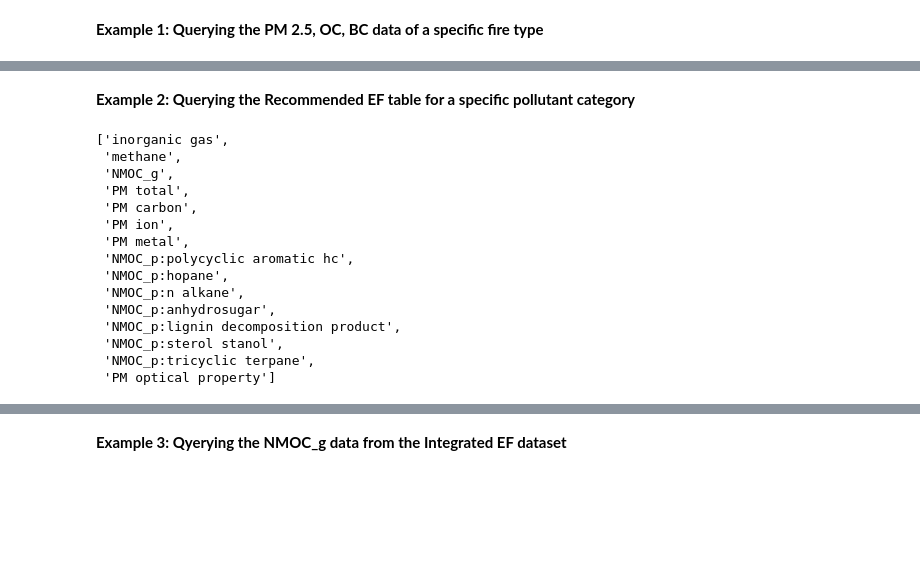
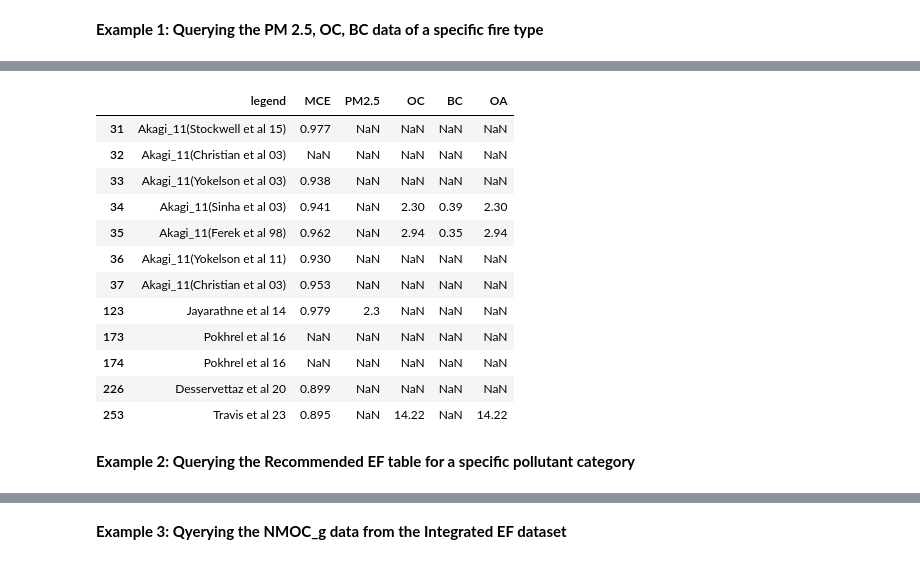
Before and after one commit to NEIVA-BB-Emissions-Inventory/NEIVAv1.0, a Jupyter notebook: Query_examples.ipynb, the cells around one changed output, grey strips where cells are left out. Cells and saved outputs as stored; diff of their text form; code cells hidden in the pictures; blank space fills up the shorter version.

```diff
--- a/Query_examples.ipynb
+++ b/Query_examples.ipynb
@@ -148,2 +220,18 @@ efcoldf2[['fuel_type', 'measurement_type', 'MCE','cookstove_name', 'bc']][efcold
+# %%
+select_pm_data ('savanna', 'integrated ef')
+# %% [output]
+|  | legend | MCE | PM2.5 | OC | BC | OA |
+| 31 | Akagi_11(Stockwell et al 15) | 0.977 | NaN | NaN | NaN | NaN |
+| 32 | Akagi_11(Christian et al 03) | NaN | NaN | NaN | NaN | NaN |
+| 33 | Akagi_11(Yokelson et al 03) | 0.938 | NaN | NaN | NaN | NaN |
+| 34 | Akagi_11(Sinha et al 03) | 0.941 | NaN | 2.30 | 0.39 | 2.30 |
+| 35 | Akagi_11(Ferek et al 98) | 0.962 | NaN | 2.94 | 0.35 | 2.94 |
+| 36 | Akagi_11(Yokelson et al 11) | 0.930 | NaN | NaN | NaN | NaN |
+| 37 | Akagi_11(Christian et al 03) | 0.953 | NaN | NaN | NaN | NaN |
+| 123 | Jayarathne et al 14 | 0.979 | 2.3 | NaN | NaN | NaN |
+| 173 | Pokhrel et al 16 | NaN | NaN | NaN | NaN | NaN |
+| 174 | Pokhrel et al 16 | NaN | NaN | NaN | NaN | NaN |
+| 226 | Desservettaz et al 20 | 0.899 | NaN | NaN | NaN | NaN |
+| 253 | Travis et al 23 | 0.895 | NaN | 14.22 | NaN | 14.22 |
 # %% [markdown]
 **Example 2: Querying the Recommended EF table for a specific pollutant category**
@@ -156,18 +237,0 @@ pc_list=list(rdf['pollutant_category'].unique())
-# %%
-pc_list
-# %% [output]
-['inorganic gas',
- 'methane',
- 'NMOC_g',
- 'PM total',
- 'PM carbon',
- 'PM ion',
- 'PM metal',
- 'NMOC_p:polycyclic aromatic hc',
- 'NMOC_p:hopane',
- 'NMOC_p:n alkane',
- 'NMOC_p:anhydrosugar',
- 'NMOC_p:lignin decomposition product',
- 'NMOC_p:sterol stanol',
- 'NMOC_p:tricyclic terpane',
- 'PM optical property']
```
Also changed, not shown: parts of 30 cells of this notebook, 21 other files.
